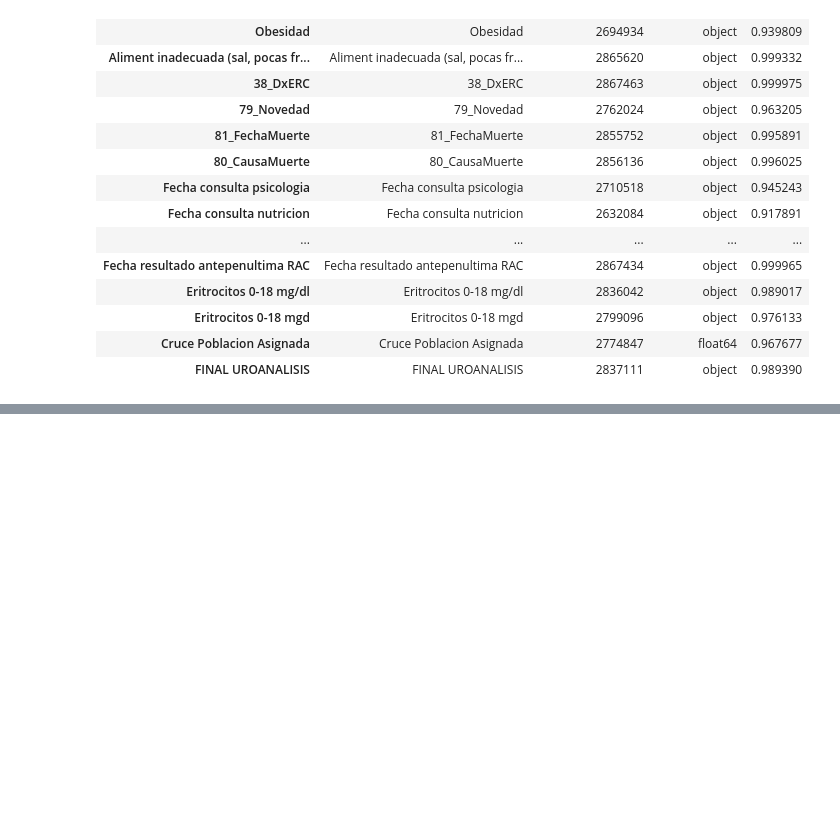
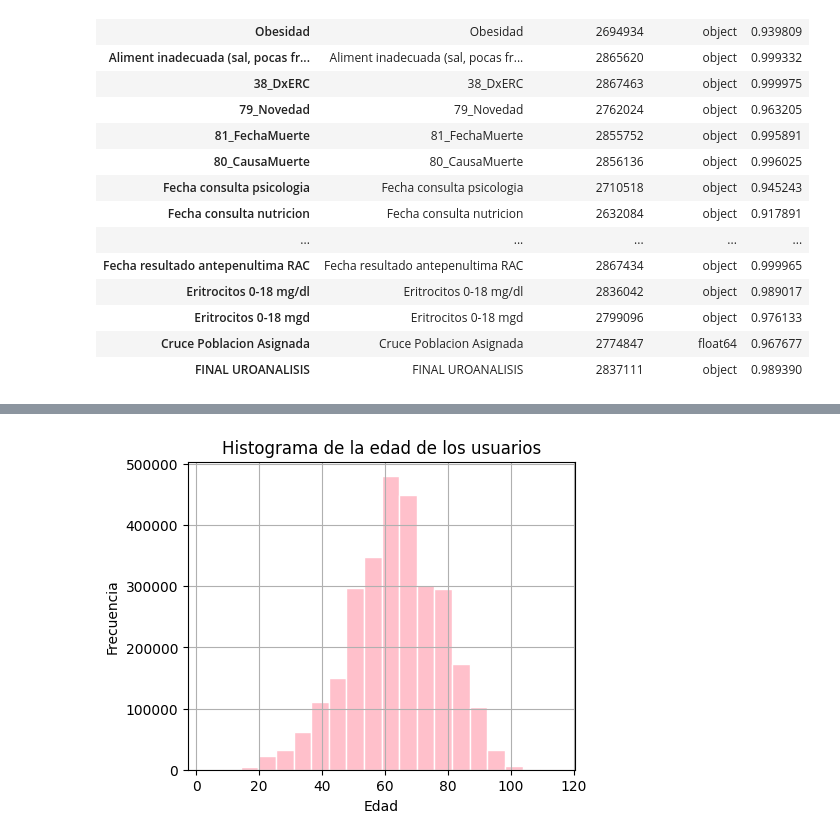
Before and after one commit to jovaceos/Riesgo_Cardiovascular, a Jupyter notebook: 05_Caracterización_de_la_población.ipynb, the cells around one changed output, grey strips where cells are left out. Saved outputs shown, nothing was run; the diff lists cells and outputs as text; code cells hidden in the pictures; blank space fills up the shorter version.

```diff
--- a/05_Caracterización_de_la_población.ipynb
+++ b/05_Caracterización_de_la_población.ipynb
@@ -296,0 +212,15 @@ Name: count, dtype: int64
+# %%
+# Crear el histograma
+plt.figure(figsize=(5, 4))
+plt.hist(datos_1['EDAD (Años cumplidos)'], bins=20, color='pink', edgecolor='white')
+
+# Añadir etiquetas y título
+plt.xlabel('Edad')
+plt.ylabel('Frecuencia')
+plt.title('Histograma de la edad de los usuarios')
+plt.grid()
+
+# Mostrar el gráfico
+plt.show()
+# %% [output]
+[figure, added]
```
Also changed, not shown: parts of 102 cells of this notebook.
